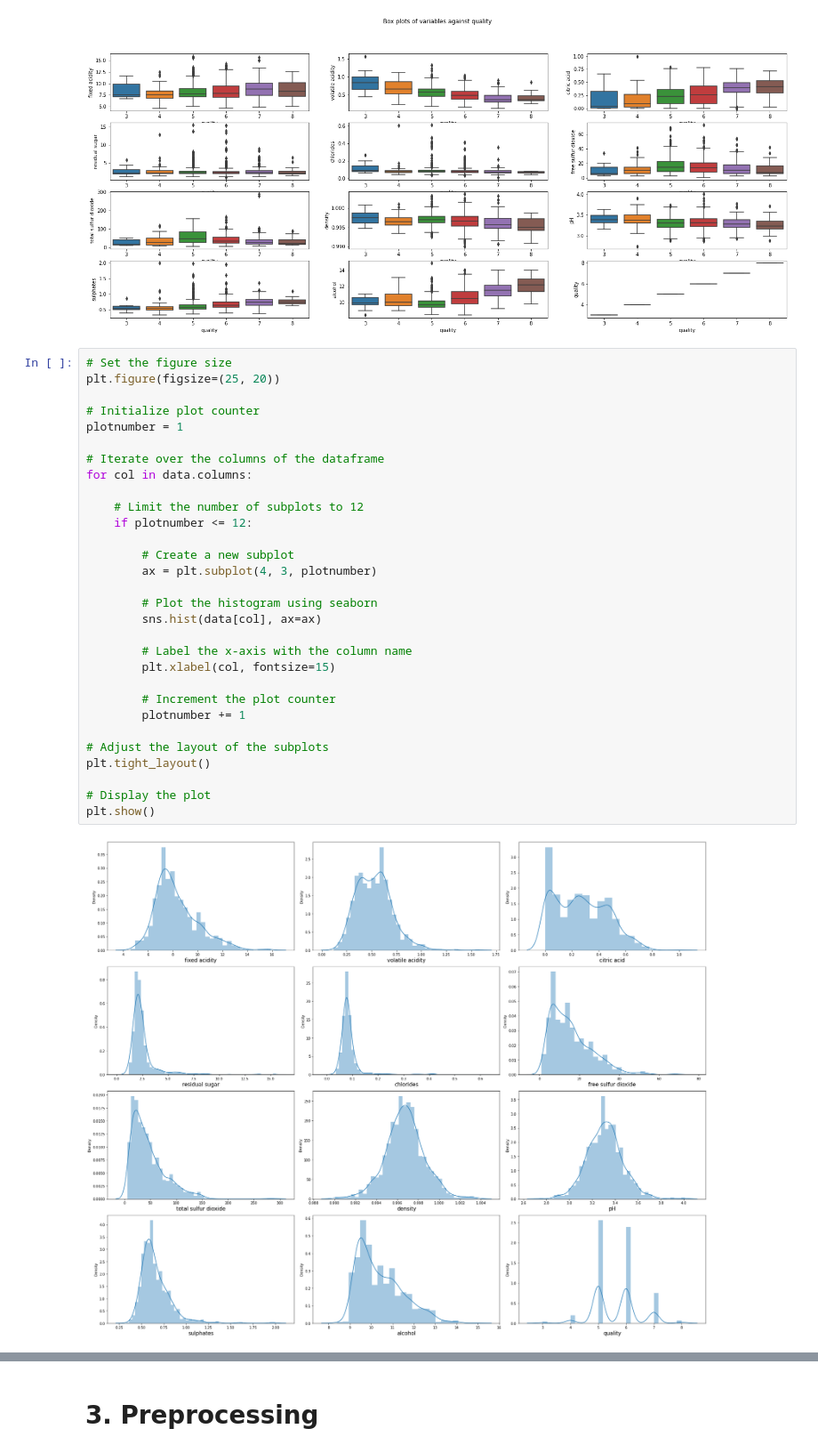
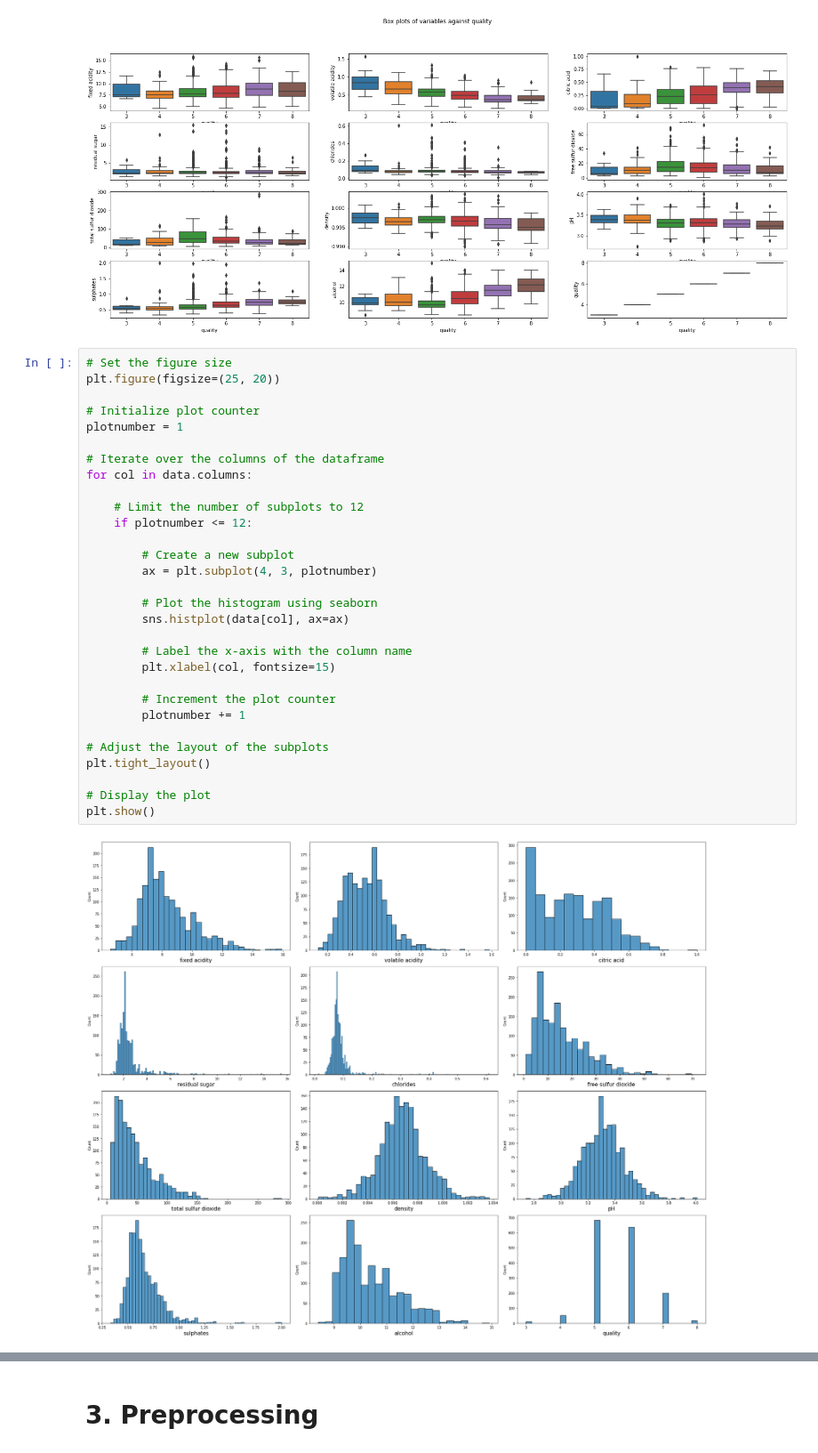
Before and after one commit to utkuozbudak/wine_quality_prediction, a Jupyter notebook: wine_quality.ipynb, the cells around one changed output, grey strips where cells are left out. Shown at 89% size. Cells and saved outputs as stored; diff of their text form.

```diff
--- a/wine_quality.ipynb
+++ b/wine_quality.ipynb
@@ -101,34 +103,34 @@ plt.show()
 # %%
 # Set the figure size
 plt.figure(figsize=(25, 20))
 
 # Initialize plot counter
 plotnumber = 1
 
 # Iterate over the columns of the dataframe
 for col in data.columns:
 
     # Limit the number of subplots to 12
     if plotnumber <= 12:
 
         # Create a new subplot
         ax = plt.subplot(4, 3, plotnumber)
 
         # Plot the histogram using seaborn
-        sns.hist(data[col], ax=ax)
+        sns.histplot(data[col], ax=ax)
 
         # Label the x-axis with the column name
         plt.xlabel(col, fontsize=15)
 
         # Increment the plot counter
         plotnumber += 1
 
 # Adjust the layout of the subplots
 plt.tight_layout()
 
 # Display the plot
 plt.show()
 # %% [output]
-[figure, old version]
+[figure, new version]
 # %%
 # Pearson Correlation
```
Also changed, not shown: parts of 74 cells of this notebook.
